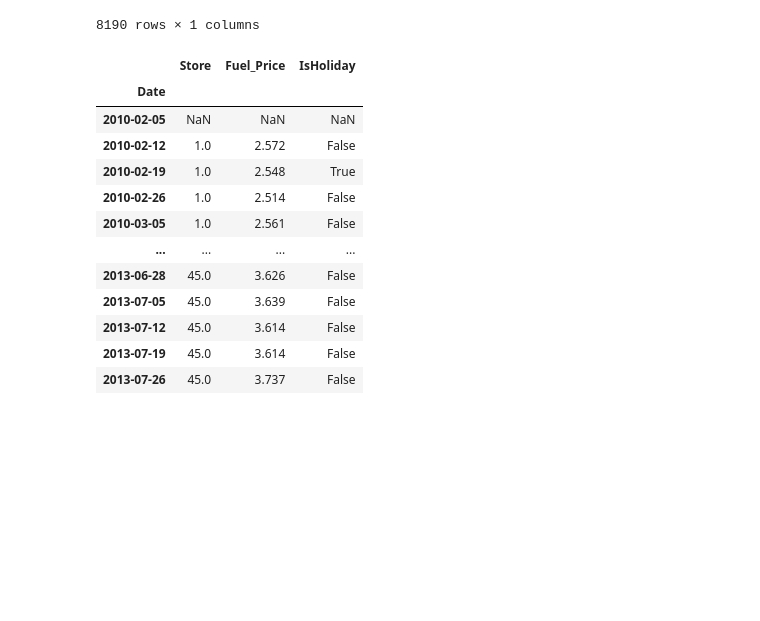
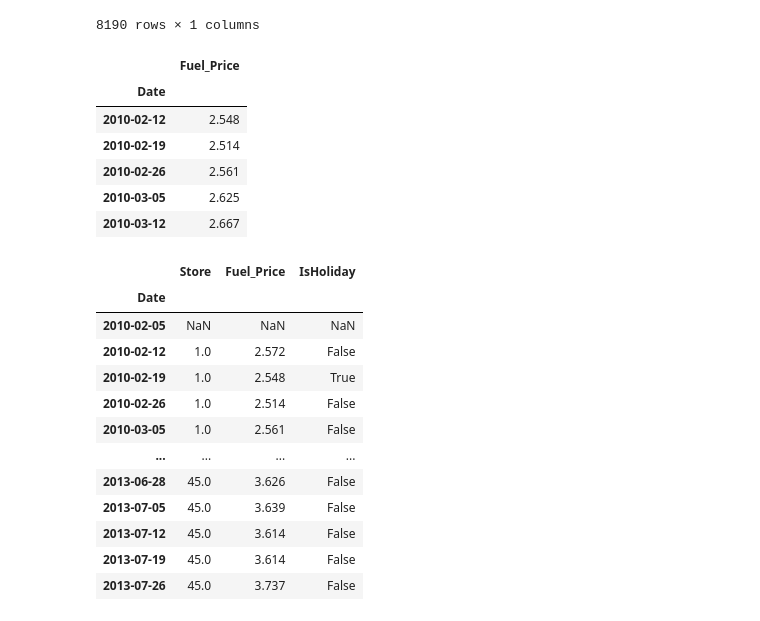
Before and after one commit to robsonbfreitas/br-python-challenges, a Jupyter notebook: TrabalhoFinal.ipynb, the cells around one changed output. Saved outputs shown, nothing was run; the diff lists cells and outputs as text; code cells hidden in the pictures; blank space fills up the shorter version.

```diff
--- a/TrabalhoFinal.ipynb
+++ b/TrabalhoFinal.ipynb
@@ -56,5 +56,16 @@ y
 | 2013-07-19 | 3.737 |
 | 2013-07-26 | 3.804 |
 8190 rows × 1 columns
+# %%
+y = y.iloc[1:]
+y.head()
+# %% [output]
+|  | Fuel_Price |
+| Date |  |
+| 2010-02-12 | 2.548 |
+| 2010-02-19 | 2.514 |
+| 2010-02-26 | 2.561 |
+| 2010-03-05 | 2.625 |
+| 2010-03-12 | 2.667 |
 # %%
 X = df[['Store','Fuel_Price','IsHoliday']].shift(1)
```
Also changed, not shown: parts of 8 cells of this notebook.
